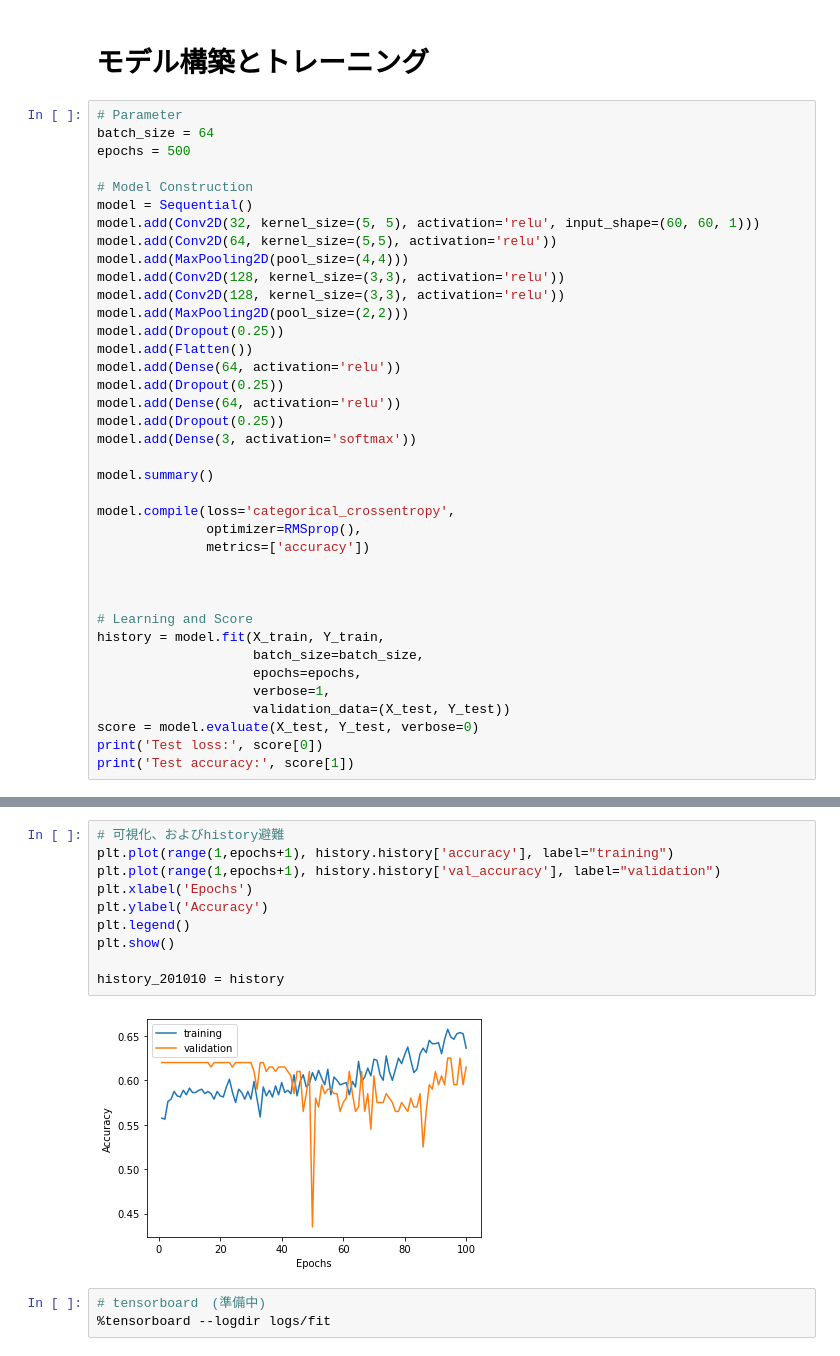
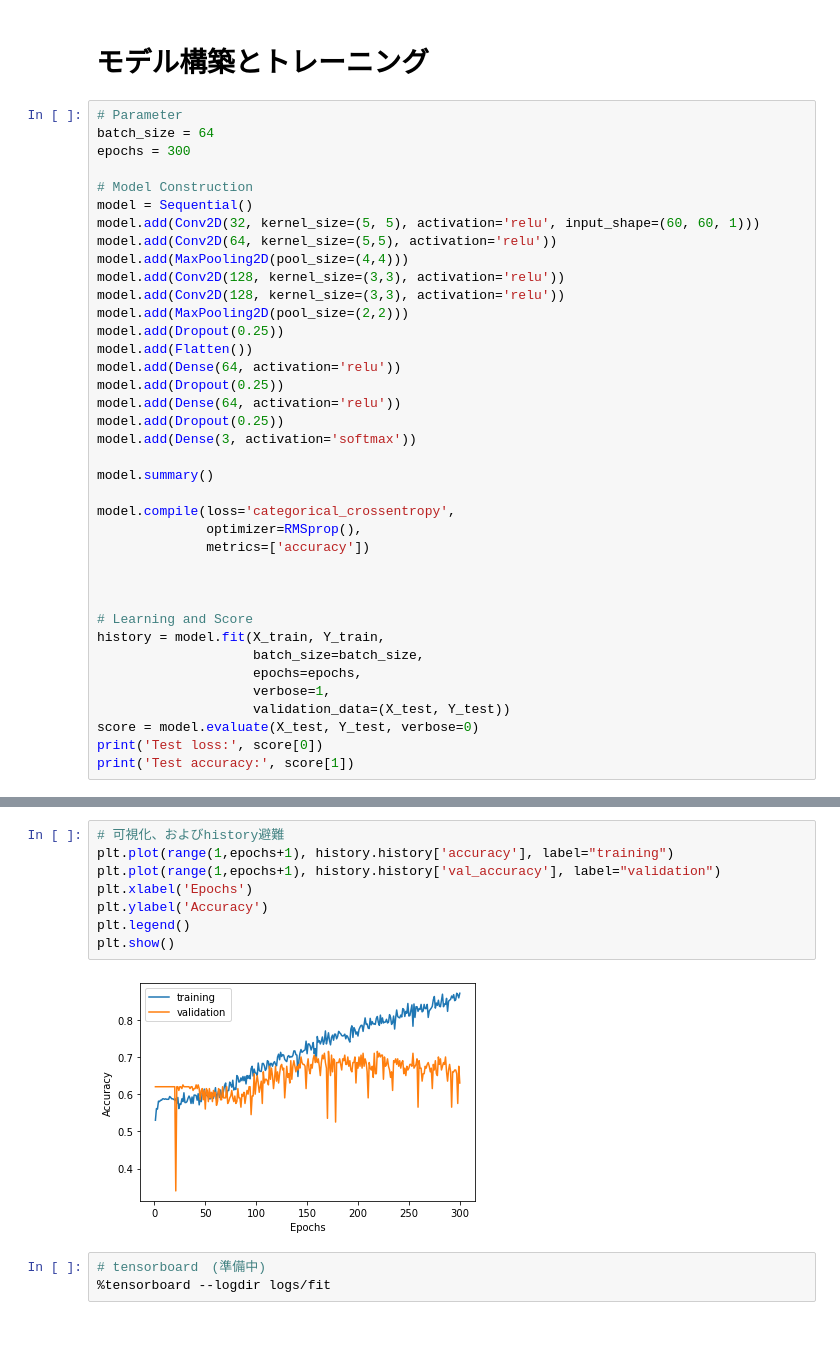
Before and after one commit to bonu-kun/cnn_galaxy, a Jupyter notebook: cnn_galaxy.ipynb, the cells around one changed output, grey strips where cells are left out. Cells and saved outputs as stored; diff of their text form.

Commit message:
201011 VScode導入、あと300epochで回したやつ

```diff
--- a/cnn_galaxy.ipynb
+++ b/cnn_galaxy.ipynb
@@ -180,7 +184,7 @@ print(type(X_train))
 # %%
 # Parameter
 batch_size = 64
-epochs = 500
+epochs = 300
 
 # Model Construction
 model = Sequential()
@@ -236,15 +240,13 @@ Test accuracy: 0.6150000095367432
 # %%
 # 可視化、およびhistory避難
 plt.plot(range(1,epochs+1), history.history['accuracy'], label="training")
 plt.plot(range(1,epochs+1), history.history['val_accuracy'], label="validation")
 plt.xlabel('Epochs')
 plt.ylabel('Accuracy')
 plt.legend()
 plt.show()
-
-history_201010 = history
 # %% [output]
-[figure, old version]
+[figure, new version]
 # %%
 # tensorboard　(準備中)
 %tensorboard --logdir logs/fit
```
Also changed, not shown: parts of 2 cells of this notebook, 1 other file.
